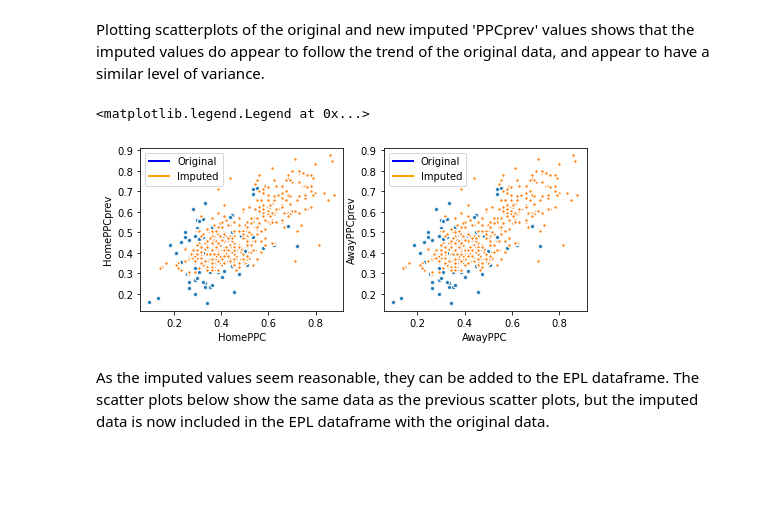
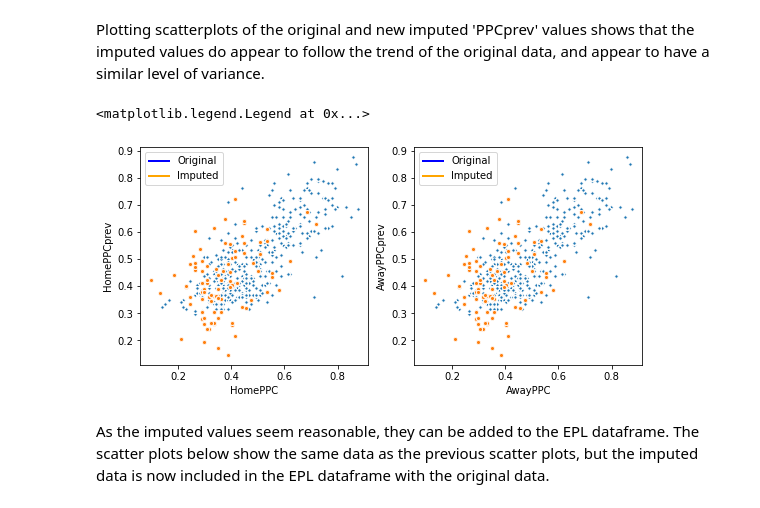
Before and after one commit to fanahanmc/ACM40960-ProjMathsModel, a Jupyter notebook: ACM40960_Project_Main.ipynb, the cells around one changed output. Drawn from its saved outputs; the diff is of its cells as text; code cells hidden in the pictures; blank space fills up the shorter version.

```diff
--- a/ACM40960_Project_Main.ipynb
+++ b/ACM40960_Project_Main.ipynb
@@ -653,20 +691,20 @@ awayp_NoPPCprev['PredRand'] = logistic_tf(awayp_NoPPCprev['Pred'] + awayp_NoPPCp
 Plotting scatterplots of the original and new imputed 'PPCprev' values shows that the imputed values do appear to follow the trend of the original data, and appear to have a similar level of variance.
 # %%
 # set up plot size
-plt.figure(figsize=(8,3))
+plt.figure(figsize=(9,4))
 
 ax1 = plt.subplot(121)
-p1=sns.scatterplot(np.array(homep_x_test).squeeze(), homep_NoPPCprev['PredRand'], s=15).set(xlabel="HomePPC", ylabel="HomePPCprev")
-p2=sns.scatterplot(np.array(homep_x_train).squeeze(), np.array(inv_boxcox(homep_y_train, home_lambda)).squeeze(), s=10)
-p2.legend([Line2D([0], [0], color='b', lw=2), Line2D([0], [0], color='orange', lw=2)], ['Original', 'Imputed'])
+p1=sns.scatterplot(np.array(homep_x_train).squeeze(), np.array(inv_boxcox(homep_y_train, home_lambda)).squeeze(), s=10)
+p2=sns.scatterplot(np.array(homep_x_test).squeeze(), homep_NoPPCprev['PredRand'], s=15).set(xlabel="HomePPC", ylabel="HomePPCprev")
+p1.legend([Line2D([0], [0], color='b', lw=2), Line2D([0], [0], color='orange', lw=2)], ['Original', 'Imputed'])
 
 ax2 = plt.subplot(122)
-p3=sns.scatterplot(np.array(awayp_x_test).squeeze(), awayp_NoPPCprev['PredRand'], s=15).set(xlabel="AwayPPC", ylabel="AwayPPCprev")
-p4=sns.scatterplot(np.array(awayp_x_train).squeeze(), np.array(inv_boxcox(awayp_y_train, away_lambda)).squeeze(), s=10)
-p4.legend([Line2D([0], [0], color='b', lw=2), Line2D([0], [0], color='orange', lw=2)], ['Original', 'Imputed'])
+p3=sns.scatterplot(np.array(awayp_x_train).squeeze(), np.array(inv_boxcox(awayp_y_train, away_lambda)).squeeze(), s=10)
+p4=sns.scatterplot(np.array(awayp_x_test).squeeze(), awayp_NoPPCprev['PredRand'], s=15).set(xlabel="AwayPPC", ylabel="AwayPPCprev")
+p3.legend([Line2D([0], [0], color='b', lw=2), Line2D([0], [0], color='orange', lw=2)], ['Original', 'Imputed'])
 # %% [output]
 <matplotlib.legend.Legend at 0x...>
-[figure, old version]
+[figure, new version]
 # %% [markdown]
 As the imputed values seem reasonable, they can be added to the EPL dataframe. The scatter plots below show the same data as the previous scatter plots, but the imputed data is now included in the EPL dataframe with the original data.
 # %%
```
Also changed, not shown: parts of 150 cells of this notebook.
